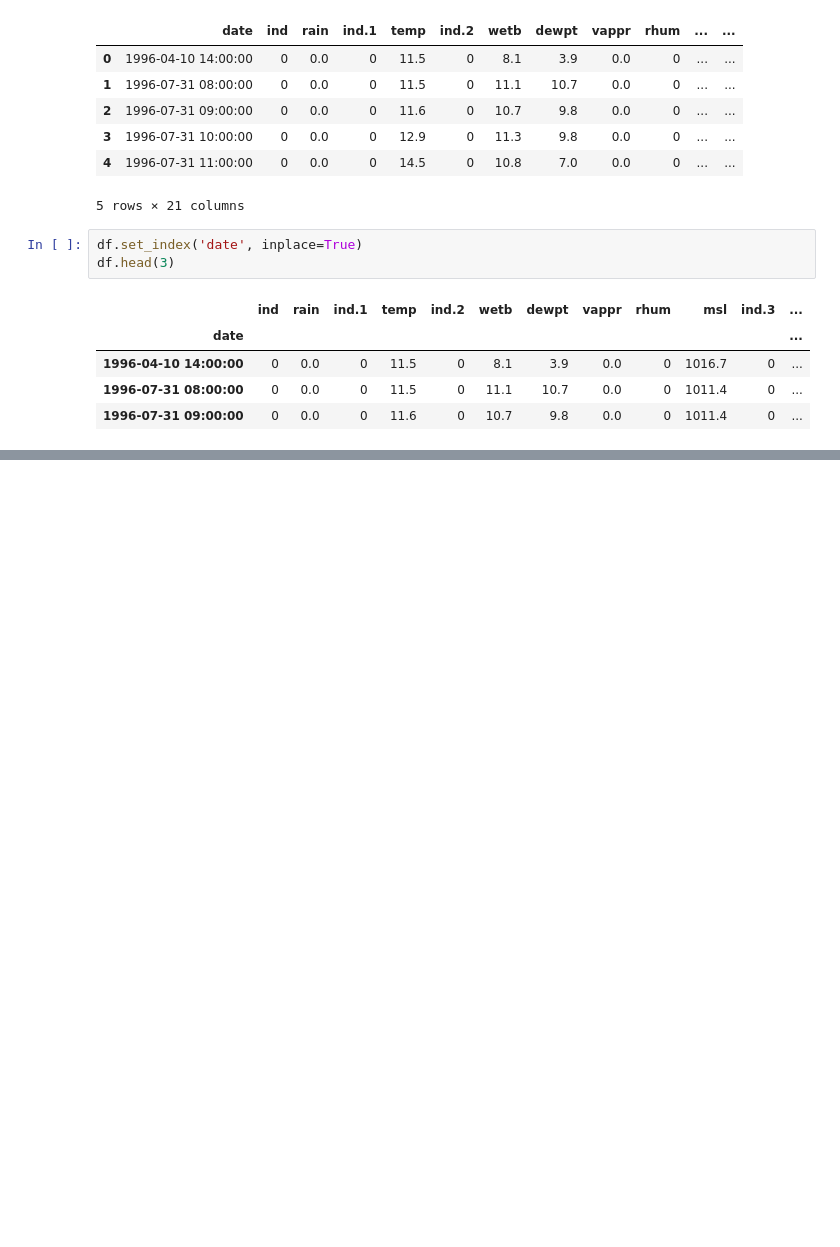
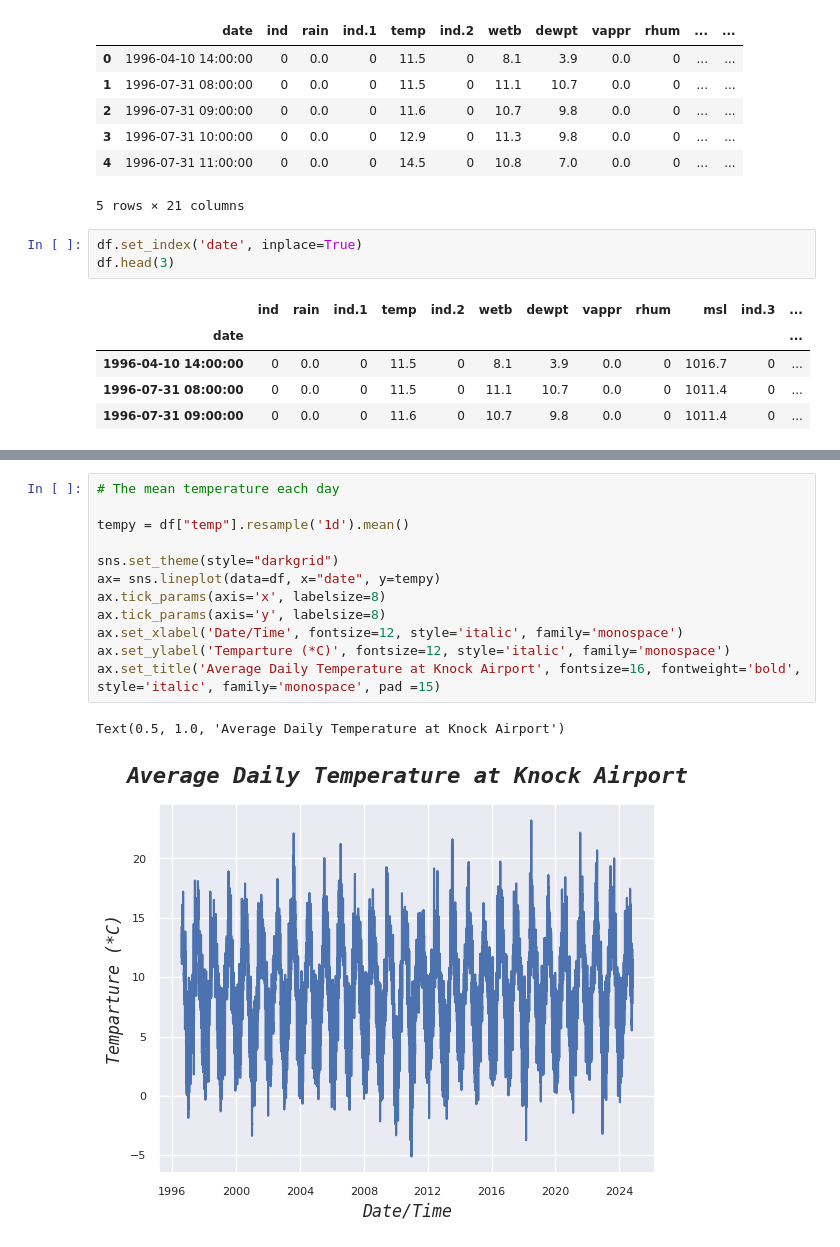
Before and after one commit to NeilTynan/4369, a Jupyter notebook: assignments/assignment 6/assignment_6_Weather.ipynb, the cells around one changed output, grey strips where cells are left out. Drawn from its saved outputs; the diff is of its cells as text; blank space fills up the shorter version.

```diff
--- a/assignments/assignment 6/assignment_6_Weather.ipynb
+++ b/assignments/assignment 6/assignment_6_Weather.ipynb
@@ -49,0 +51,15 @@ Text(0.5, 1.0, 'Temperature at Knock Airport Over Time')
+# %%
+# The mean temperature each day
+
+tempy = df["temp"].resample('1d').mean()
+
+sns.set_theme(style="darkgrid")
+ax= sns.lineplot(data=df, x="date", y=tempy)
+ax.tick_params(axis='x', labelsize=8)
+ax.tick_params(axis='y', labelsize=8)
+ax.set_xlabel('Date/Time', fontsize=12, style='italic', family='monospace')
+ax.set_ylabel('Temparture (*C)', fontsize=12, style='italic', family='monospace')
+ax.set_title('Average Daily Temperature at Knock Airport', fontsize=16, fontweight='bold', style='italic', family='monospace', pad =15)
+# %% [output]
+Text(0.5, 1.0, 'Average Daily Temperature at Knock Airport')
+[figure, added]
```
Also changed, not shown: parts of 10 cells of this notebook, 3 other files.
